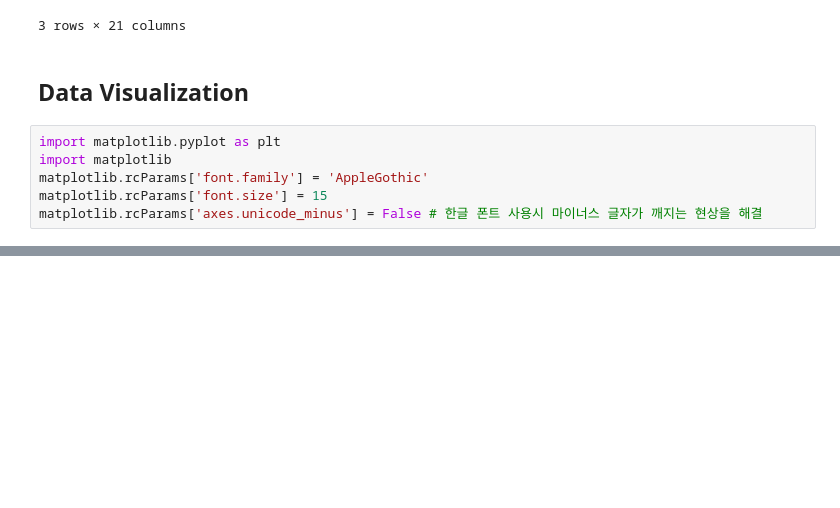
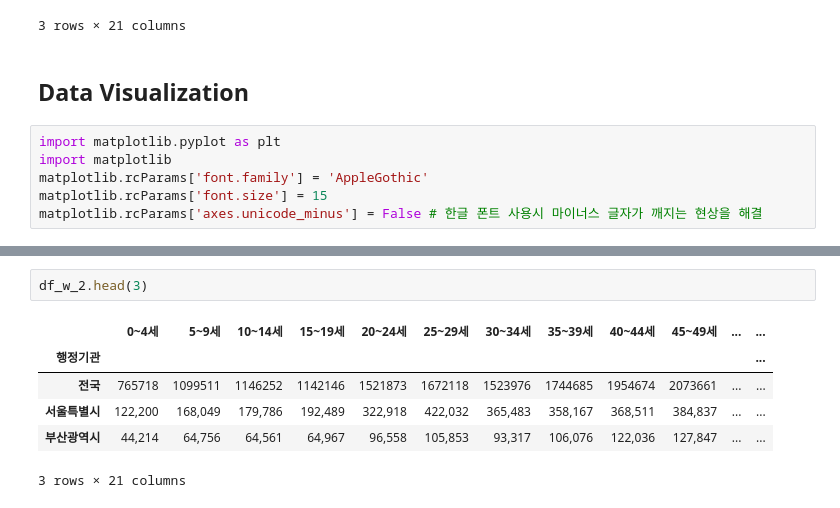
Before and after one commit to wonhee3472/Population_Data_Visualization, a Jupyter notebook: Korean_Population_Pyramid.ipynb, the cells around one changed output, grey strips where cells are left out. Drawn from its saved outputs; the diff is of its cells as text; blank space fills up the shorter version.

```diff
--- a/Korean_Population_Pyramid.ipynb
+++ b/Korean_Population_Pyramid.ipynb
@@ -84,0 +103,9 @@ plt.barh(df_m.columns, df_m.iloc[0]//1000) # Unit by 1,000
+# %%
+df_w_2.head(3)
+# %% [output]
+|  | 0~4세 | 5~9세 | 10~14세 | 15~19세 | 20~24세 | 25~29세 | 30~34세 | 35~39세 | 40~44세 | 45~49세 | ... | ... |
+| 행정기관 |  |  |  |  |  |  |  |  |  |  |  | ... |
+| 전국 | 765718 | 1099511 | 1146252 | 1142146 | 1521873 | 1672118 | 1523976 | 1744685 | 1954674 | 2073661 | ... | ... |
+| 서울특별시 | 122,200 | 168,049 | 179,786 | 192,489 | 322,918 | 422,032 | 365,483 | 358,167 | 368,511 | 384,837 | ... | ... |
+| 부산광역시 | 44,214 | 64,756 | 64,561 | 64,967 | 96,558 | 105,853 | 93,317 | 106,076 | 122,036 | 127,847 | ... | ... |
+3 rows × 21 columns
```
Also changed, not shown: parts of 4 cells of this notebook, 3 other files.
